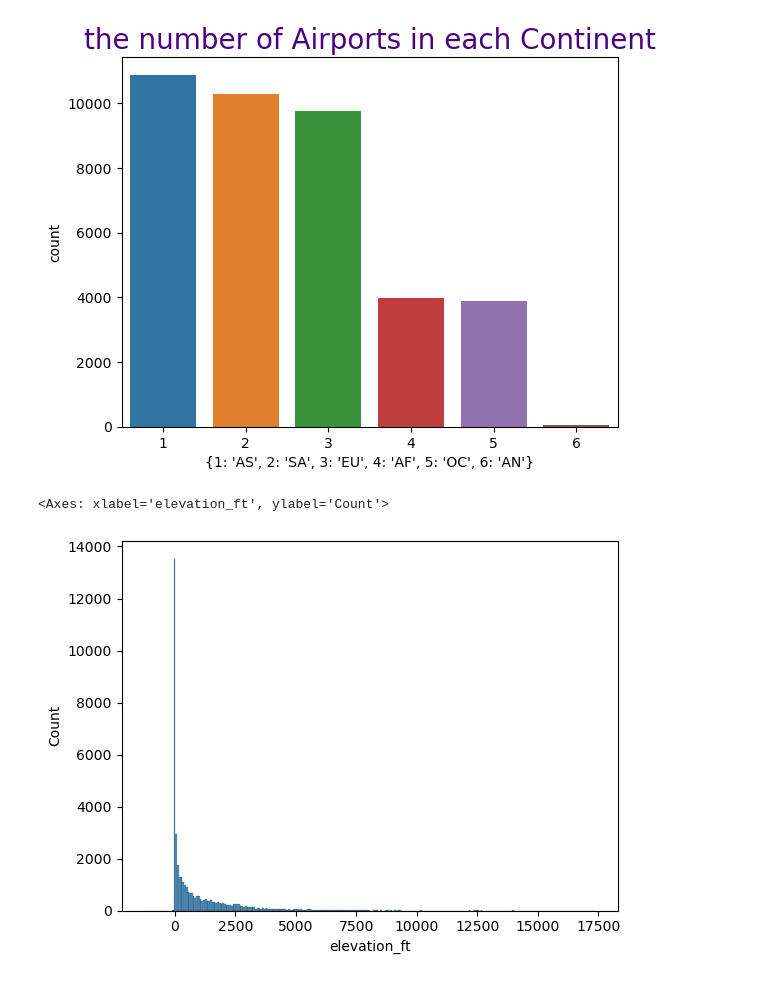
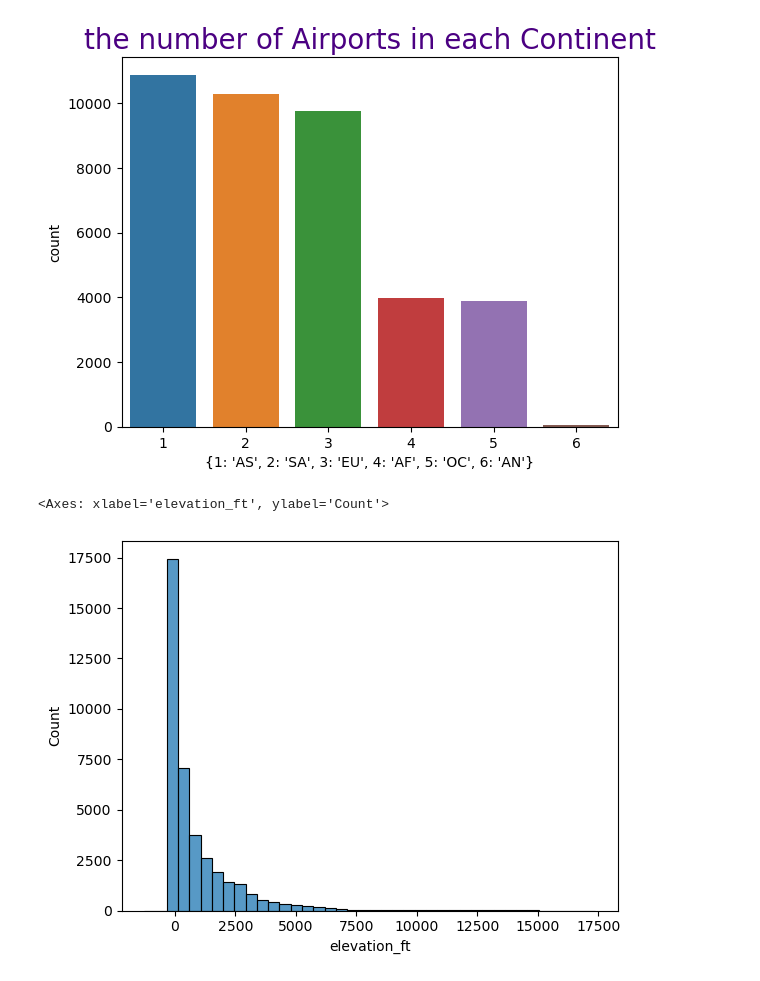
Before and after one commit to ameerhassan22/World_Airports, a Jupyter notebook: World Airports.ipynb, the cells around one changed output. Drawn from its saved outputs; the diff is of its cells as text; code cells hidden in the pictures.

```diff
--- a/World Airports.ipynb
+++ b/World Airports.ipynb
@@ -408,8 +403,8 @@ plt.title('the number of Airports in each Continent',color='#4B0082',fontsize=20
 Text(0.5, 1.0, 'the number of Airports in each Continent')
 [figure]
 # %%
-sns.histplot(data=train,x='elevation_ft')
+sns.histplot(data=train,x='elevation_ft',bins=40)
 # %% [output]
 <Axes: xlabel='elevation_ft', ylabel='Count'>
-[figure, old version]
+[figure, new version]
 # %%
```
Also changed, not shown: parts of 6 cells of this notebook.
